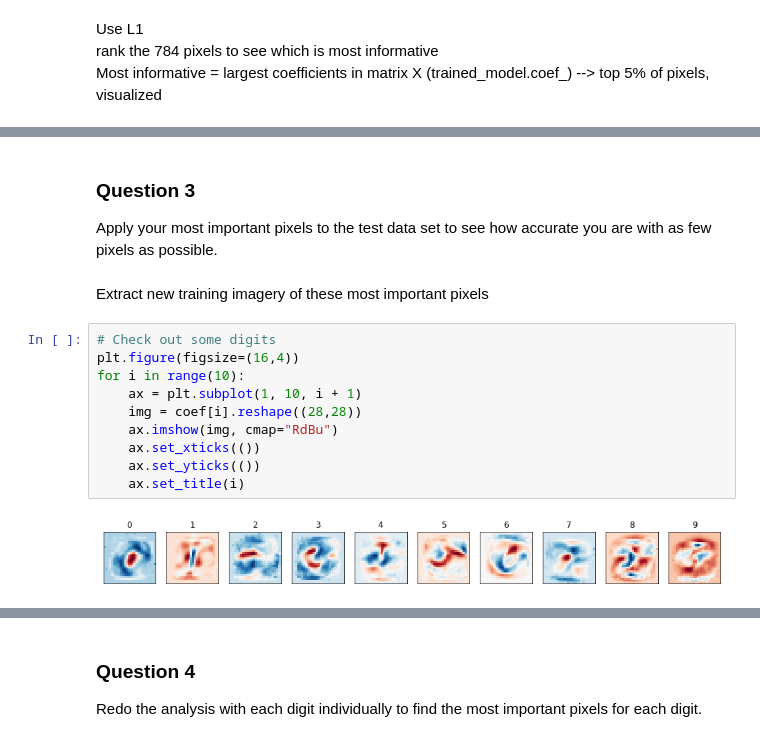
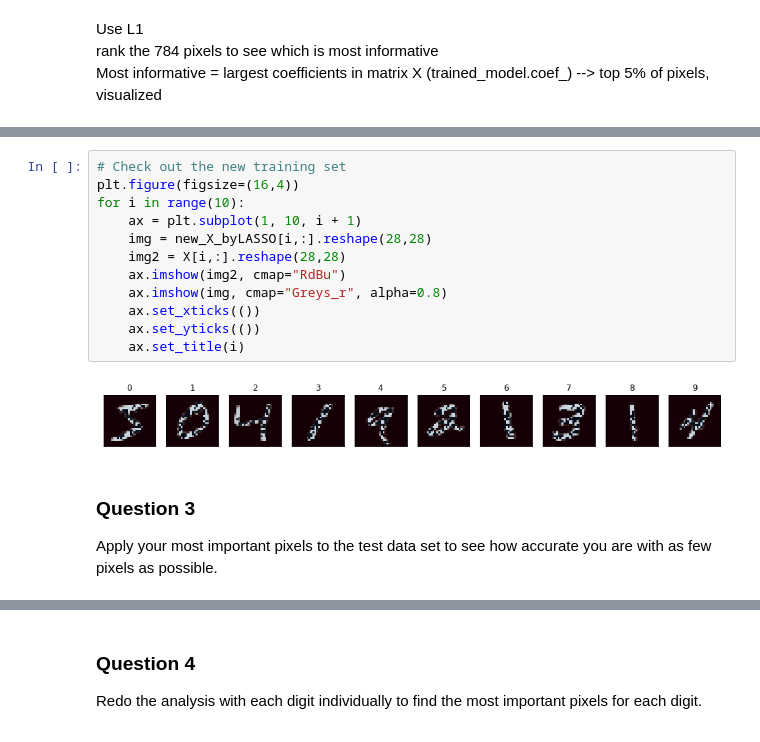
Before and after one commit to jmichellehu/ComplexSystems_AMATH563, a Jupyter notebook: AMATH563_hw1.ipynb, the cells around one changed output, grey strips where cells are left out. Drawn from its saved outputs; the diff is of its cells as text.

```diff
--- a/AMATH563_hw1.ipynb
+++ b/AMATH563_hw1.ipynb
@@ -332,17 +319,17 @@ Most informative = largest coefficients in matrix X (trained_model.coef_) --> to
+# %%
+# Check out the new training set
+plt.figure(figsize=(16,4))
+for i in range(10):
+    ax = plt.subplot(1, 10, i + 1)
+    img = new_X_byLASSO[i,:].reshape(28,28)
+    img2 = X[i,:].reshape(28,28)
+    ax.imshow(img2, cmap="RdBu")
+    ax.imshow(img, cmap="Greys_r", alpha=0.8)
+    ax.set_xticks(())
+    ax.set_yticks(())
+    ax.set_title(i)
+# %% [output]
+[figure, added]
 # %% [markdown]
 ### Question 3
 Apply your most important pixels to the test data set to see how accurate you are with as few pixels as possible.
-# %% [markdown]
-Extract new training imagery of these most important pixels
-# %%
-# Check out some digits
-plt.figure(figsize=(16,4))
-for i in range(10):
-    ax = plt.subplot(1, 10, i + 1)
-    img = coef[i].reshape((28,28))
-    ax.imshow(img, cmap="RdBu")
-    ax.set_xticks(())
-    ax.set_yticks(())
-    ax.set_title(i)
-# %% [output]
-[figure, removed]
```
Also changed, not shown: parts of 81 cells of this notebook.
